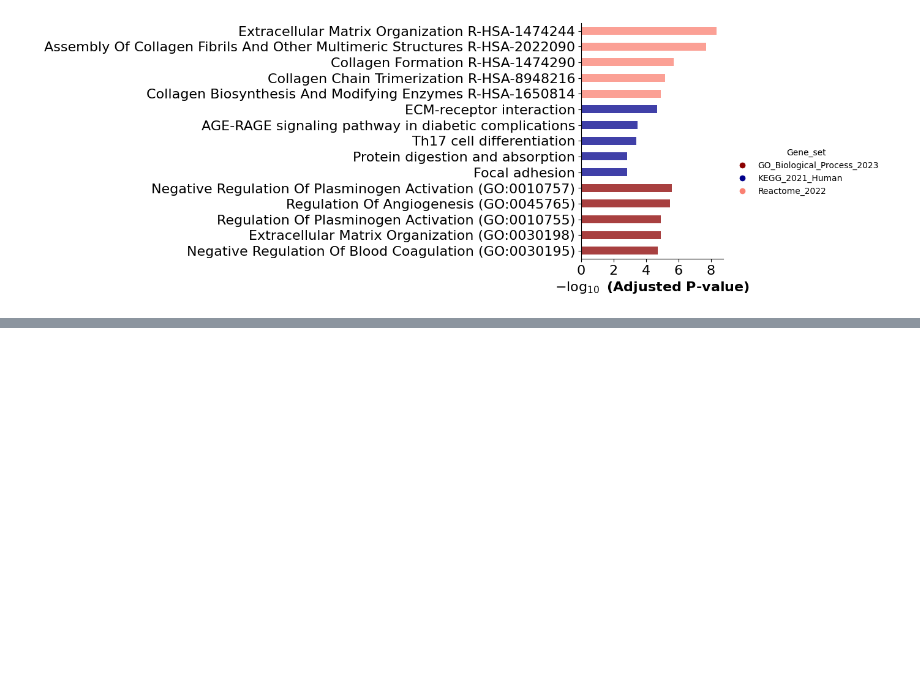
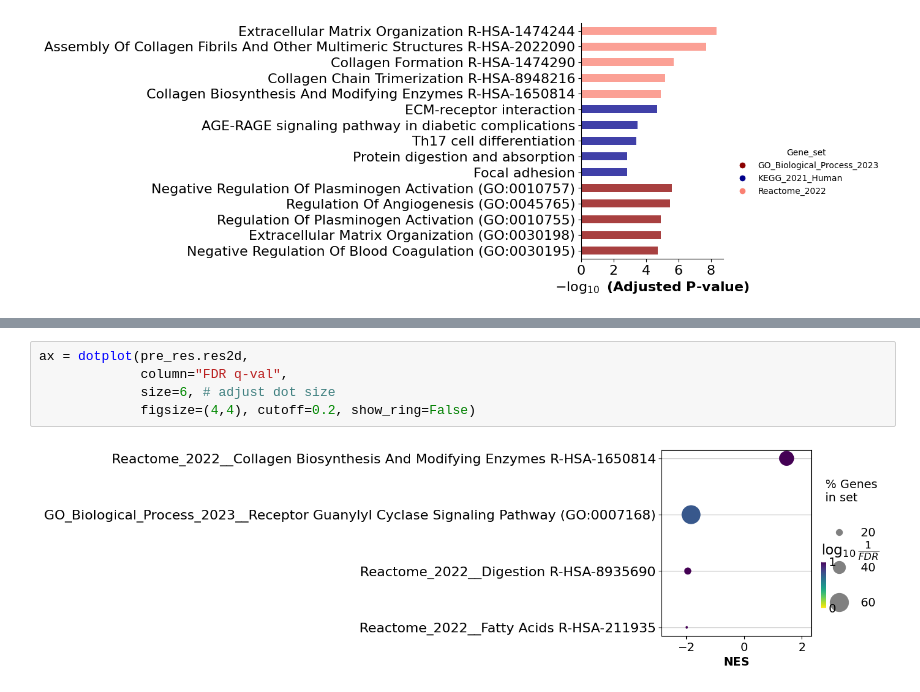
Before and after one commit to Vivian0105/Bioinformatics, a Jupyter notebook: scRNAseq_analysis.ipynb, the cells around one changed output, grey strips where cells are left out. Drawn from its saved outputs; the diff is of its cells as text; blank space fills up the shorter version.

```diff
--- a/scRNAseq_analysis.ipynb
+++ b/scRNAseq_analysis.ipynb
@@ -368,0 +411,7 @@ ax = barplot(enr.results,
+# %%
+ax = dotplot(pre_res.res2d,
+             column="FDR q-val",
+             size=6, # adjust dot size
+             figsize=(4,4), cutoff=0.2, show_ring=False)
+# %% [output]
+[figure, added]
```
Also changed, not shown: parts of 7 cells of this notebook.
